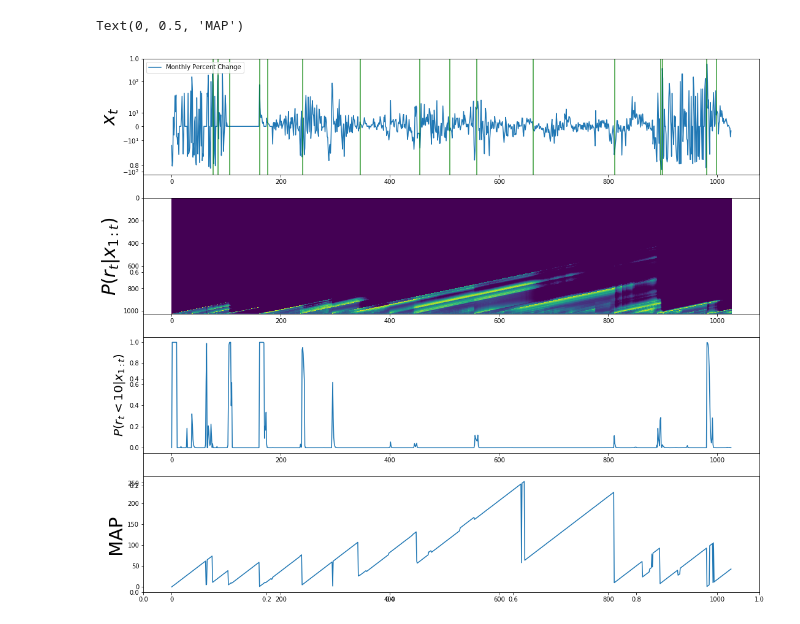
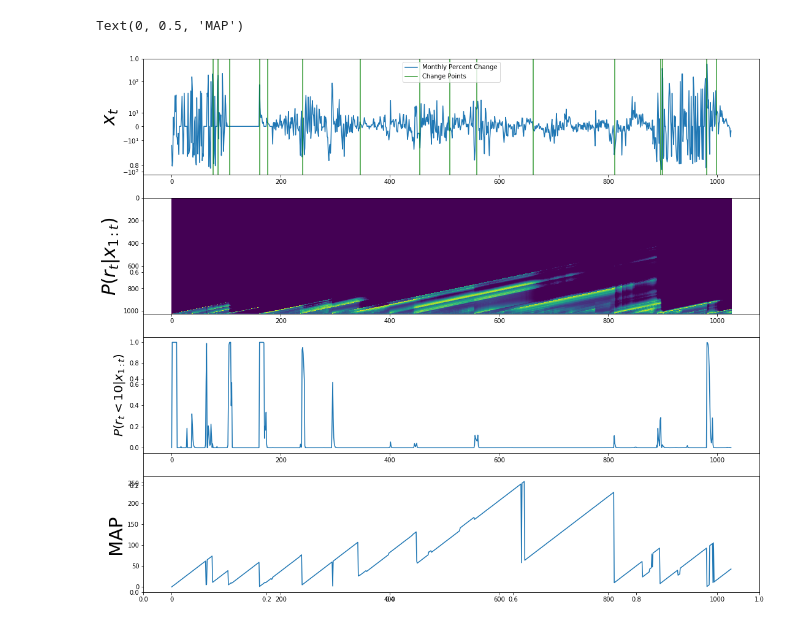
Before and after one commit to promised-ai/changepoint, a Jupyter notebook: examples/treasury_bill.ipynb, the cells around one changed output. Drawn from its saved outputs; the diff is of its cells as text; code cells hidden in the pictures.

```diff
--- a/examples/treasury_bill.ipynb
+++ b/examples/treasury_bill.ipynb
@@ -13,32 +13,32 @@ ax.legend?
 # %%
 fig, ax = plt.subplots(figsize=[18, 16])
 
 ax = fig.add_subplot(4, 1, 1)
 ax.plot(data, label="Monthly Percent Change")
 ax.set_yscale('symlog', linthreshy=20)
 ax.set_ylabel("$x_t$", fontsize=30)
 for change_point in change_points:
     line = ax.axvline(change_point, color="green", alpha=0.8)
-line.set_
+line.set_label("Change Points")
 ax.legend()
 
 
 ax = fig.add_subplot(4, 1, 2, sharex=ax)
 ax.imshow(
     -np.log(np.rot90(r + 1E-10, 1)),
     cmap=cm.viridis_r,
     aspect="auto",
 )
 ax.set_ylabel("$P(r_t|x_{1:t})$", fontsize=30)
 
 ax = fig.add_subplot(4, 1, 3, sharex=ax)
 w = 10
 ax.plot(np.sum(r[:, 1:w], axis=1))
 ax.set_ylabel(f"$P(r_t < {w}|x_{{1:t}})$", fontsize=20)
 
 ax = fig.add_subplot(4, 1, 4, sharex=ax)
 ax.plot(np.argmax(r, axis=1))
 ax.set_ylabel("MAP", fontsize=30)
 # %% [output]
 Text(0, 0.5, 'MAP')
-[figure, old version]
+[figure, new version]
```
